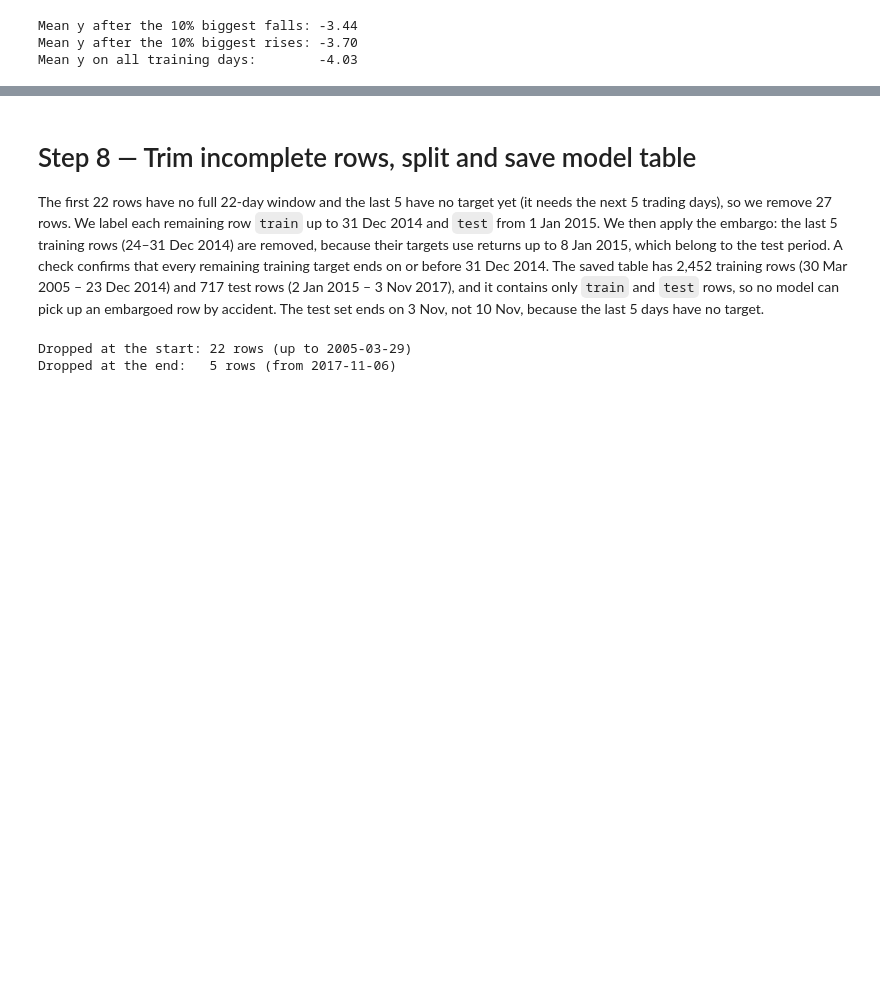
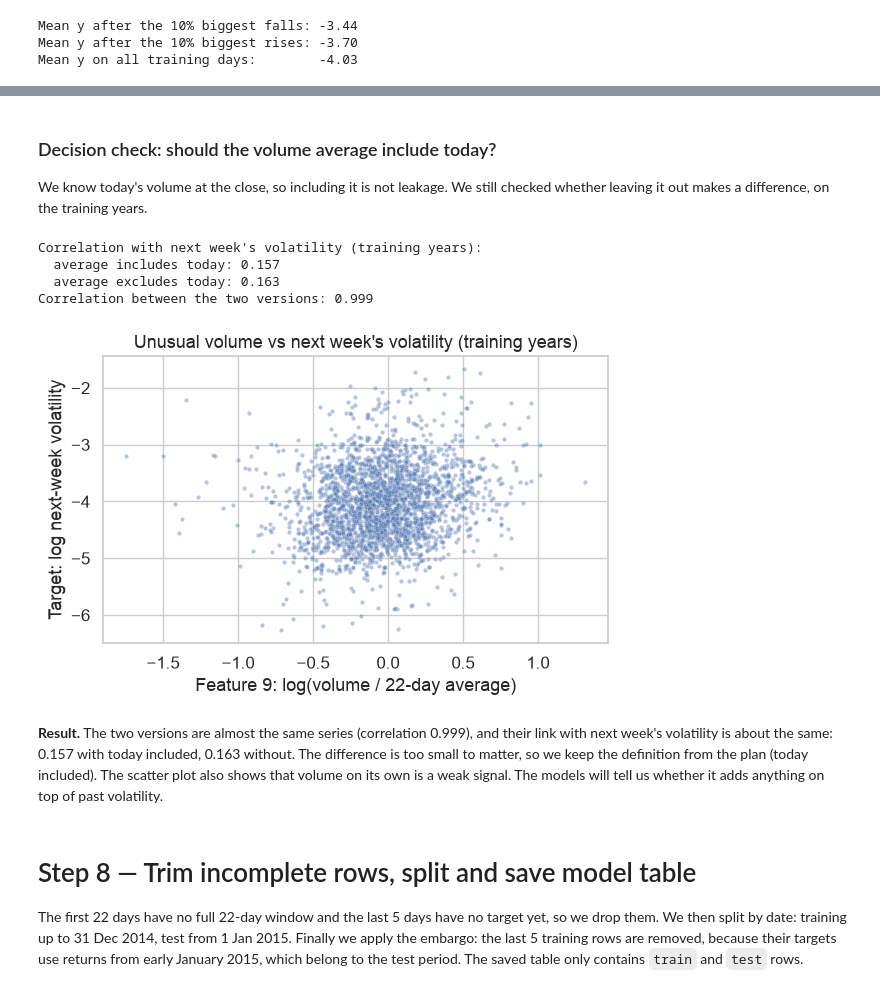
Before and after one commit to sadmanaraf/forecasting-spy-5-day-realised-volatility, a Jupyter notebook: Main_Notebook.ipynb, the cells around one changed output, grey strips where cells are left out. Drawn from its saved outputs; the diff is of its cells as text; code cells hidden in the pictures; blank space fills up the shorter version.

```diff
--- a/Main_Notebook.ipynb
+++ b/Main_Notebook.ipynb
@@ -250,12 +296,0 @@ Feature 9 compares today's trading volume with a normal day this month: the log
-# %%
-# 7a. Feature 9: log(volume today / mean volume of the 22 days ending today). The window includes day t,
-#     so it is known at the close of t.
-assert (merged["Volume"] > 0).all(), "zero volume would make log(Volume / mean) infinite"
-merged["f9"] = np.log(merged["Volume"] / merged["Volume"].rolling(22).mean())
-
-# 7b. Feature 10: SPY 22-day log return = ln(Close_t / Close_{t-22})
-merged["f10"] = np.log(merged["Close"]).diff(22)
-
-# 7c. Sanity check: a 22-day log return is the sum of the last 22 daily log returns
-assert np.allclose(merged["f10"].dropna(), merged["r"].rolling(22).sum().dropna()), "f10 != sum of 22 returns"
-merged[["f9", "f10"]].describe().round(3)
@@ -271,0 +297,8 @@ merged[["f9", "f10"]].describe().round(3)
+# %%
+# Feature 9: today's volume compared with the average of the last 22 days (0 = a normal day)
+merged["f9"] = np.log(merged["Volume"] / merged["Volume"].rolling(22).mean())
+
+# Feature 10: SPY return over the last 22 days
+merged["f10"] = np.log(merged["Close"] / merged["Close"].shift(22))
+
+merged[["f9", "f10"]].describe().round(3)
@@ -272,16 +315,36 @@ merged[["f9", "f10"]].describe().round(3)
+# %% [markdown]
+### Decision check: should the volume average include today?
+
+We know today's volume at the close, so including it is not leakage. We still checked whether leaving it out makes a difference, on the training years.
+# %%
+volume = merged["Volume"]
+with_today = np.log(volume / volume.rolling(22).mean())
+without_today = np.log(volume / volume.shift(1).rolling(22).mean())
+
+y_train = merged.loc[in_train, "y"]
+print("Correlation with next week's volatility (training years):")
+print(f"  average includes today: {with_today[in_train].corr(y_train):.3f}")
+print(f"  average excludes today: {without_today[in_train].corr(y_train):.3f}")
+print(f"Correlation between the two versions: {with_today[in_train].corr(without_today[in_train]):.3f}")
+# %% [output]
+Correlation with next week's volatility (training years):
+  average includes today: 0.157
+  average excludes today: 0.163
+Correlation between the two versions: 0.999
+# %%
+fig, ax = plt.subplots(figsize=(6, 4))
+sns.scatterplot(x=merged.loc[in_train, "f9"], y=y_train, s=10, alpha=0.4, ax=ax)
+ax.set_xlabel("Feature 9: log(volume / 22-day average)")
+ax.set_ylabel("Target: log next-week volatility")
+ax.set_title("Unusual volume vs next week's volatility (training years)")
+plt.tight_layout()
+plt.savefig("results/figures/volume_vs_target.png", dpi=200)
+plt.show()
+# %% [output]
+[figure, added]
+# %% [markdown]
+**Result.** The two versions are almost the same series (correlation 0.999), and their link with next week's volatility is about the same: 0.157 with today included, 0.163 without. The difference is too small to matter, so we keep the definition from the plan (today included). The scatter plot also shows that volume on its own is a weak signal. The models will tell us whether it adds anything on top of past volatility.
 # %% [markdown]
 # Step 8 — Trim incomplete rows, split and save model table
 
-The first 22 rows have no full 22-day window and the last 5 have no target yet (it needs the next 5 trading days), so we remove 27 rows. We label each remaining row `train` up to 31 Dec 2014 and `test` from 1 Jan 2015. We then apply the embargo: the last 5 training rows (24–31 Dec 2014) are removed, because their targets use returns up to 8 Jan 2015, which belong to the test period. A check confirms that every remaining training target ends on or before 31 Dec 2014. The saved table has 2,452 training rows (30 Mar 2005 – 23 Dec 2014) and 717 test rows (2 Jan 2015 – 3 Nov 2017), and it contains only `train` and `test` rows, so no model can pick up an embargoed row by accident. The test set ends on 3 Nov, not 10 Nov, because the last 5 days have no target.
+The first 22 days have no full 22-day window and the last 5 days have no target yet, so we drop them. We then split by date: training up to 31 Dec 2014, test from 1 Jan 2015. Finally we apply the embargo: the last 5 training rows are removed, because their targets use returns from early January 2015, which belong to the test period. The saved table only contains `train` and `test` rows.
-# %%
-FEATURES = [f"f{i}" for i in range(1, 11)]
-
-# 8a. Incomplete rows: the first rows (22-day windows not yet full) and the last 5 (target not yet known)
-complete = merged[["y"] + FEATURES].notna().all(axis=1)
-first, last = complete.idxmax(), complete[::-1].idxmax()
-assert complete.loc[first:last].all(), "NaN inside the table, not only at its ends"
-print(f"Dropped at the start: {first} rows (up to {merged.loc[first - 1, 'Date']:%Y-%m-%d})")
-print(f"Dropped at the end:   {len(merged) - 1 - last} rows (from {merged.loc[last + 1, 'Date']:%Y-%m-%d})")
-# %% [output]
-Dropped at the start: 22 rows (up to 2005-03-29)
-Dropped at the end:   5 rows (from 2017-11-06)
```
Also changed, not shown: parts of 29 cells of this notebook, 4 other files.
